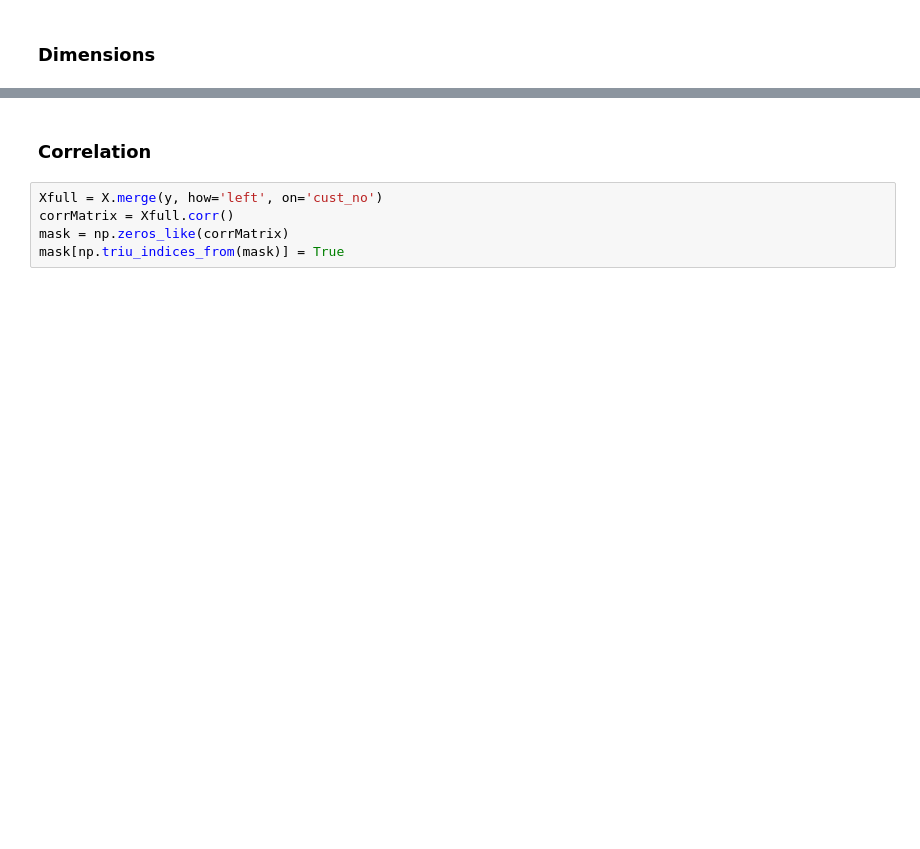
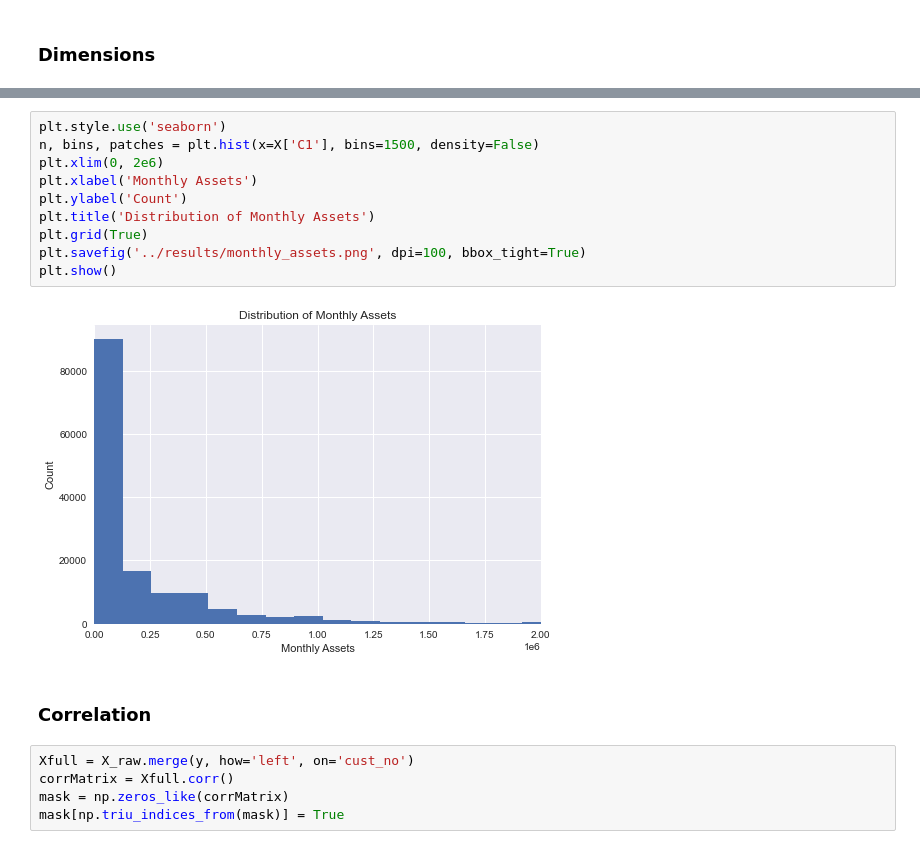
Before and after one commit to tong-jin-nyu/bank-churn-prediction, a Jupyter notebook: dev/eda.ipynb, the cells around one changed output, grey strips where cells are left out. Saved outputs shown, nothing was run; the diff lists cells and outputs as text; blank space fills up the shorter version.

```diff
--- a/dev/eda.ipynb
+++ b/dev/eda.ipynb
@@ -106,7 +193,19 @@ Index(['cust_no', 'X1', 'X2', 'X3', 'X4', 'X5', 'X6', 'X7', 'X8', 'B1', 'B2',
+# %%
+plt.style.use('seaborn')
+n, bins, patches = plt.hist(x=X['C1'], bins=1500, density=False)
+plt.xlim(0, 2e6)
+plt.xlabel('Monthly Assets')
+plt.ylabel('Count')
+plt.title('Distribution of Monthly Assets')
+plt.grid(True)
+plt.savefig('../results/monthly_assets.png', dpi=100, bbox_tight=True)
+plt.show()
+# %% [output]
+[figure, added]
 # %% [markdown]
 ### Correlation
 # %%
-Xfull = X.merge(y, how='left', on='cust_no')
+Xfull = X_raw.merge(y, how='left', on='cust_no')
 corrMatrix = Xfull.corr()
 mask = np.zeros_like(corrMatrix)
 mask[np.triu_indices_from(mask)] = True
```
Also changed, not shown: parts of 32 cells of this notebook.
